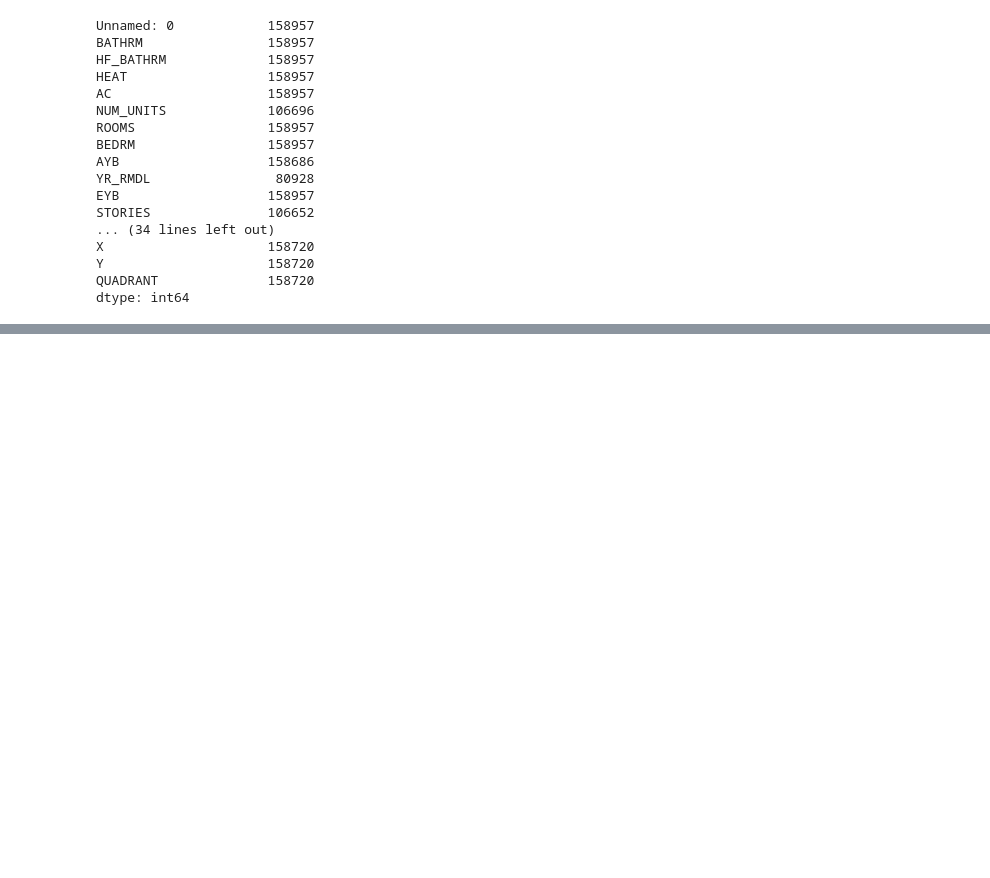
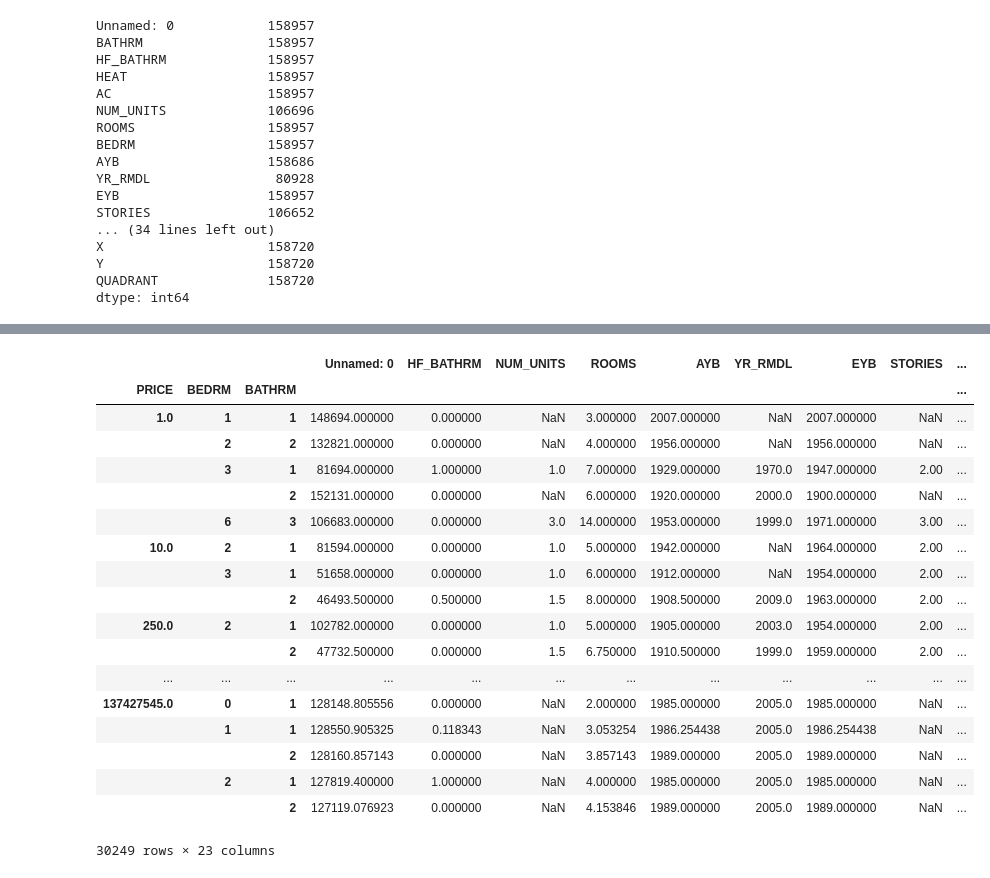
Before and after one commit to MehmetGithub/Dec2018DataBootcamp, a Jupyter notebook: Project1MD.ipynb, the cells around one changed output, grey strips where cells are left out. Drawn from its saved outputs; the diff is of its cells as text; code cells hidden in the pictures; blank space fills up the shorter version.

```diff
--- a/Project1MD.ipynb
+++ b/Project1MD.ipynb
@@ -81,0 +127,22 @@ dtype: int64
+# %%
+df.groupby(['PRICE', 'BEDRM','BATHRM']).mean()
+# %% [output]
+|  |  |  | Unnamed: 0 | HF_BATHRM | NUM_UNITS | ROOMS | AYB | YR_RMDL | EYB | STORIES | ... |
+| PRICE | BEDRM | BATHRM |  |  |  |  |  |  |  |  | ... |
+| 1.0 | 1 | 1 | 148694.000000 | 0.000000 | NaN | 3.000000 | 2007.000000 | NaN | 2007.000000 | NaN | ... |
+|  | 2 | 2 | 132821.000000 | 0.000000 | NaN | 4.000000 | 1956.000000 | NaN | 1956.000000 | NaN | ... |
+|  | 3 | 1 | 81694.000000 | 1.000000 | 1.0 | 7.000000 | 1929.000000 | 1970.0 | 1947.000000 | 2.00 | ... |
+|  |  | 2 | 152131.000000 | 0.000000 | NaN | 6.000000 | 1920.000000 | 2000.0 | 1900.000000 | NaN | ... |
+|  | 6 | 3 | 106683.000000 | 0.000000 | 3.0 | 14.000000 | 1953.000000 | 1999.0 | 1971.000000 | 3.00 | ... |
+| 10.0 | 2 | 1 | 81594.000000 | 0.000000 | 1.0 | 5.000000 | 1942.000000 | NaN | 1964.000000 | 2.00 | ... |
+|  | 3 | 1 | 51658.000000 | 0.000000 | 1.0 | 6.000000 | 1912.000000 | NaN | 1954.000000 | 2.00 | ... |
+|  |  | 2 | 46493.500000 | 0.500000 | 1.5 | 8.000000 | 1908.500000 | 2009.0 | 1963.000000 | 2.00 | ... |
+| 250.0 | 2 | 1 | 102782.000000 | 0.000000 | 1.0 | 5.000000 | 1905.000000 | 2003.0 | 1954.000000 | 2.00 | ... |
+|  |  | 2 | 47732.500000 | 0.000000 | 1.5 | 6.750000 | 1910.500000 | 1999.0 | 1959.000000 | 2.00 | ... |
+| ... | ... | ... | ... | ... | ... | ... | ... | ... | ... | ... | ... |
+| 137427545.0 | 0 | 1 | 128148.805556 | 0.000000 | NaN | 2.000000 | 1985.000000 | 2005.0 | 1985.000000 | NaN | ... |
+|  | 1 | 1 | 128550.905325 | 0.118343 | NaN | 3.053254 | 1986.254438 | 2005.0 | 1986.254438 | NaN | ... |
+|  |  | 2 | 128160.857143 | 0.000000 | NaN | 3.857143 | 1989.000000 | 2005.0 | 1989.000000 | NaN | ... |
+|  | 2 | 1 | 127819.400000 | 1.000000 | NaN | 4.000000 | 1985.000000 | 2005.0 | 1985.000000 | NaN | ... |
+|  |  | 2 | 127119.076923 | 0.000000 | NaN | 4.153846 | 1989.000000 | 2005.0 | 1989.000000 | NaN | ... |
+30249 rows × 23 columns
```
Also changed, not shown: parts of 3 cells of this notebook.
